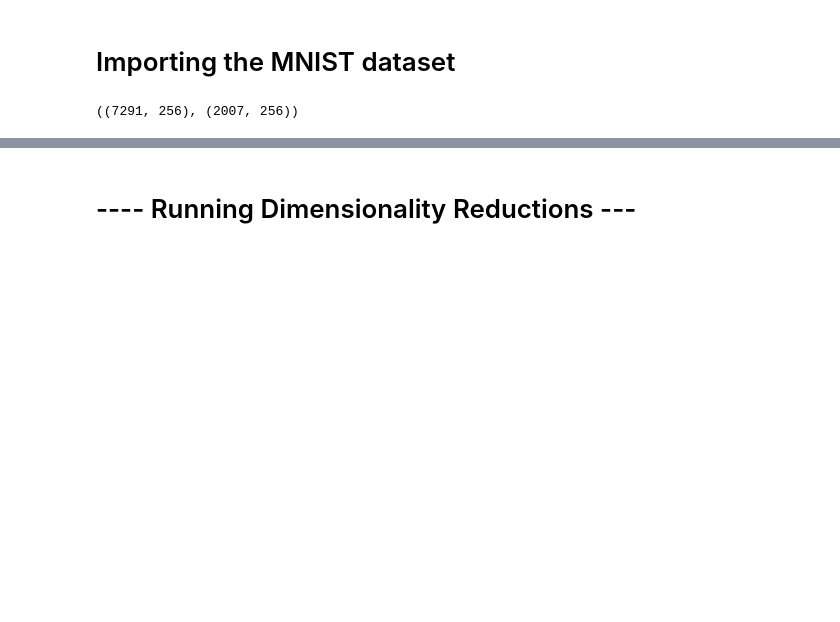
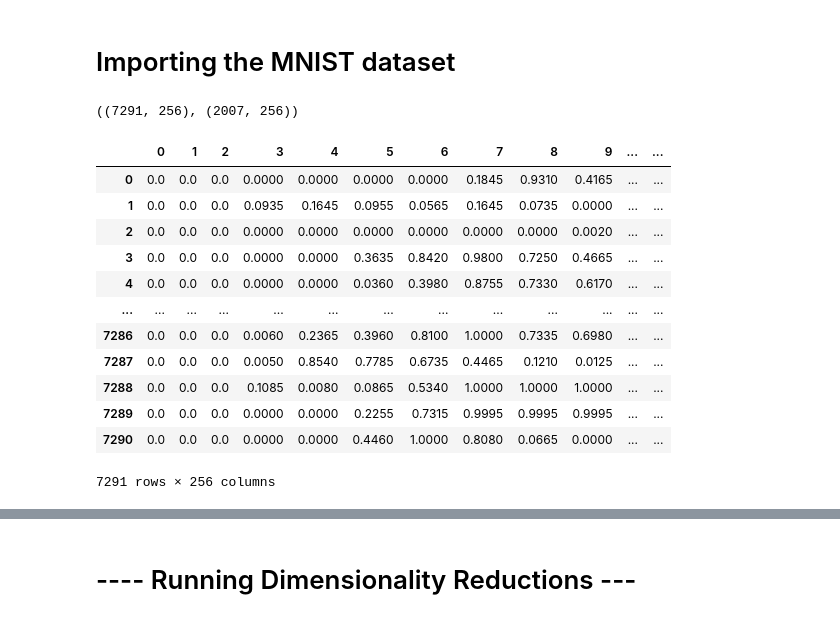
Before and after one commit to bacelii/graph_tools, a Jupyter notebook: Applications/Machine_Learning/Homework_3_Non_linear_embeddings/Celii_Hmwk_3_Non_Linear_Embedding.ipynb, the cells around one changed output, grey strips where cells are left out. Drawn from its saved outputs; the diff is of its cells as text; code cells hidden in the pictures; blank space fills up the shorter version.

```diff
--- a/Applications/Machine_Learning/Homework_3_Non_linear_embeddings/Celii_Hmwk_3_Non_Linear_Embedding.ipynb
+++ b/Applications/Machine_Learning/Homework_3_Non_linear_embeddings/Celii_Hmwk_3_Non_Linear_Embedding.ipynb
@@ -114,6 +53,36 @@ X_tr, y_tr, X_te, y_te = hdf5("./usps.h5")
 X_tr.shape, X_te.shape
 # %% [output]
 ((7291, 256), (2007, 256))
+# %%
+import pandas as pd
+import pandas_ml as pdml
+
+target_name = "y"
+
+df_train = pd.DataFrame(X_tr)
+df_train[target_name] = y_tr
+df_test = pd.DataFrame(X_te)
+df_test[target_name] = y_te
+df_test
+
+X_train,y_train = pdml.X_y(df_train,target_name=target_name)
+X_test,y_test = pdml.X_y(df_test,target_name=target_name)
+
+X_train
+# %% [output]
+|  | 0 | 1 | 2 | 3 | 4 | 5 | 6 | 7 | 8 | 9 | ... | ... |
+| 0 | 0.0 | 0.0 | 0.0 | 0.0000 | 0.0000 | 0.0000 | 0.0000 | 0.1845 | 0.9310 | 0.4165 | ... | ... |
+| 1 | 0.0 | 0.0 | 0.0 | 0.0935 | 0.1645 | 0.0955 | 0.0565 | 0.1645 | 0.0735 | 0.0000 | ... | ... |
+| 2 | 0.0 | 0.0 | 0.0 | 0.0000 | 0.0000 | 0.0000 | 0.0000 | 0.0000 | 0.0000 | 0.0020 | ... | ... |
+| 3 | 0.0 | 0.0 | 0.0 | 0.0000 | 0.0000 | 0.3635 | 0.8420 | 0.9800 | 0.7250 | 0.4665 | ... | ... |
+| 4 | 0.0 | 0.0 | 0.0 | 0.0000 | 0.0000 | 0.0360 | 0.3980 | 0.8755 | 0.7330 | 0.6170 | ... | ... |
+| ... | ... | ... | ... | ... | ... | ... | ... | ... | ... | ... | ... | ... |
+| 7286 | 0.0 | 0.0 | 0.0 | 0.0060 | 0.2365 | 0.3960 | 0.8100 | 1.0000 | 0.7335 | 0.6980 | ... | ... |
+| 7287 | 0.0 | 0.0 | 0.0 | 0.0050 | 0.8540 | 0.7785 | 0.6735 | 0.4465 | 0.1210 | 0.0125 | ... | ... |
+| 7288 | 0.0 | 0.0 | 0.0 | 0.1085 | 0.0080 | 0.0865 | 0.5340 | 1.0000 | 1.0000 | 1.0000 | ... | ... |
+| 7289 | 0.0 | 0.0 | 0.0 | 0.0000 | 0.0000 | 0.2255 | 0.7315 | 0.9995 | 0.9995 | 0.9995 | ... | ... |
+| 7290 | 0.0 | 0.0 | 0.0 | 0.0000 | 0.0000 | 0.4460 | 1.0000 | 0.8080 | 0.0665 | 0.0000 | ... | ... |
+7291 rows × 256 columns
 # %%
 num_samples = 10
 num_classes = len(set(y_tr))
```
Also changed, not shown: parts of 38 cells of this notebook, 2 other files.
